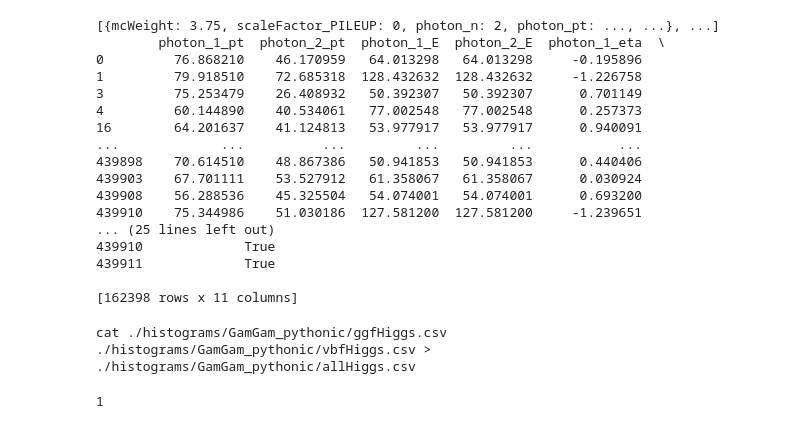
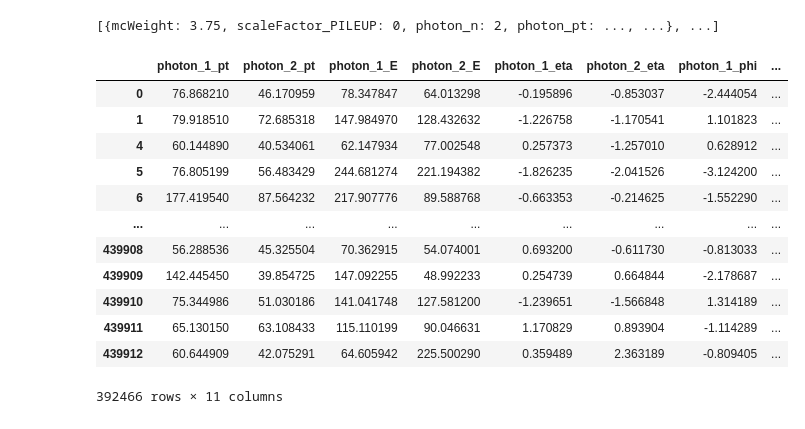
Before and after one commit to hollypacey/OxfordCMPP, a Jupyter notebook: AnalysisTutorials/part1_process_TTree_pythonic.ipynb, the cells around one changed output. Drawn from its saved outputs; the diff is of its cells as text; code cells hidden in the pictures.

Commit message:
Add MPL plotter notebook and fix python TTree notebook

```diff
--- a/AnalysisTutorials/part1_process_TTree_pythonic.ipynb
+++ b/AnalysisTutorials/part1_process_TTree_pythonic.ipynb
@@ -180,39 +186,27 @@ eventProcessor(tree_ggfHiggs_str, out_df_ggfHiggs_str, True, 'ggfHiggs')
 # %%
 # EventLoop analysis over the signal MC ntuples Vector-boson fusion -> H -> gamma gamma
 
 # write the file we will output our processed VBF Higgs events into (in .h5 and .csv format)
 out_df_vbfHiggs_str = output_path+"vbfHiggs"
 
 # read in our vbfHiggs ntuples
 tree_vbfHiggs_str = ntuple_path+"/MC/mc_345041.VBFH125_gamgam.GamGam.root:mini"
 
 # loop over the vbfHiggs ntuple to process needed info into histograms
-eventProcessor(tree_vbfHiggs_str, out_df_vbfHiggs_str, True, 'vbfHiggs')
+df_vbf = eventProcessor(tree_vbfHiggs_str, out_df_vbfHiggs_str, False, 'vbfHiggs')
+df_vbf
 # %% [output]
 [{mcWeight: 3.75, scaleFactor_PILEUP: 0, photon_n: 2, photon_pt: ..., ...}, ...]
-        photon_1_pt  photon_2_pt  photon_1_E  photon_2_E  photon_1_eta  \
-0         76.868210    46.170959   64.013298   64.013298     -0.195896
-1         79.918510    72.685318  128.432632  128.432632     -1.226758
-3         75.253479    26.408932   50.392307   50.392307      0.701149
-4         60.144890    40.534061   77.002548   77.002548      0.257373
-16        64.201637    41.124813   53.977917   53.977917      0.940091
-...             ...          ...         ...         ...           ...
-439898    70.614510    48.867386   50.941853   50.941853      0.440406
-439903    67.701111    53.527912   61.358067   61.358067      0.030924
-439908    56.288536    45.325504   54.074001   54.074001      0.693200
-439910    75.344986    51.030186  127.581200  127.581200     -1.239651
-... (25 lines left out)
-439910             True
-439911             True
-
-[162398 rows x 11 columns]
+|  | photon_1_pt | photon_2_pt | photon_1_E | photon_2_E | photon_1_eta | photon_2_eta | photon_1_phi | ... |
+| 0 | 76.868210 | 46.170959 | 78.347847 | 64.013298 | -0.195896 | -0.853037 | -2.444054 | ... |
+| 1 | 79.918510 | 72.685318 | 147.984970 | 128.432632 | -1.226758 | -1.170541 | 1.101823 | ... |
+| 4 | 60.144890 | 40.534061 | 62.147934 | 77.002548 | 0.257373 | -1.257010 | 0.628912 | ... |
+| 5 | 76.805199 | 56.483429 | 244.681274 | 221.194382 | -1.826235 | -2.041526 | -3.124200 | ... |
+| 6 | 177.419540 | 87.564232 | 217.907776 | 89.588768 | -0.663353 | -0.214625 | -1.552290 | ... |
+| ... | ... | ... | ... | ... | ... | ... | ... | ... |
+| 439908 | 56.288536 | 45.325504 | 70.362915 | 54.074001 | 0.693200 | -0.611730 | -0.813033 | ... |
+| 439909 | 142.445450 | 39.854725 | 147.092255 | 48.992233 | 0.254739 | 0.664844 | -2.178687 | ... |
+| 439910 | 75.344986 | 51.030186 | 141.041748 | 127.581200 | -1.239651 | -1.566848 | 1.314189 | ... |
+| 439911 | 65.130150 | 63.108433 | 115.110199 | 90.046631 | 1.170829 | 0.893904 | -1.114289 | ... |
+| 439912 | 60.644909 | 42.075291 | 64.605942 | 225.500290 | 0.359489 | 2.363189 | -0.809405 | ... |
+392466 rows × 11 columns
-# %%
-# Now maybe we want to also have combined Signal MC Histograms containing both ggf and vbf production?
-
-# and we can run a bash command via python as so....
-command = "cat {0} {1} > {2}".format(out_df_ggfHiggs_str+".csv", out_df_vbfHiggs_str+".csv", output_path+"allHiggs.csv")
-print(command)
-os.system(command)
-# %% [output]
-cat ./histograms/GamGam_pythonic/ggfHiggs.csv ./histograms/GamGam_pythonic/vbfHiggs.csv > ./histograms/GamGam_pythonic/allHiggs.csv
-1
```
Also changed, not shown: parts of 6 cells of this notebook, 1 other file.
